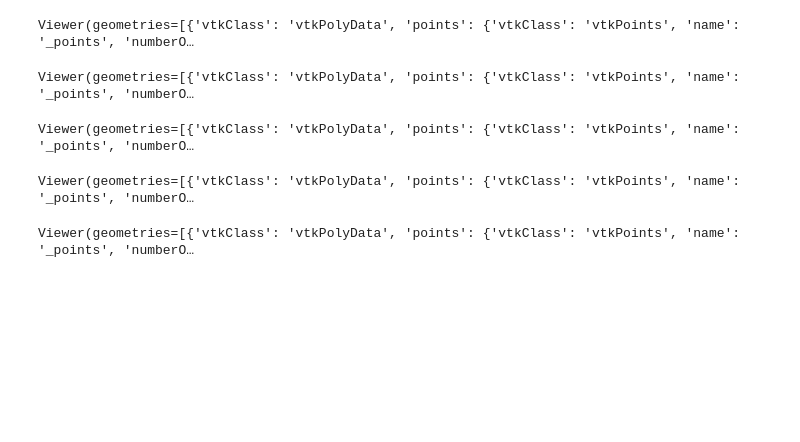
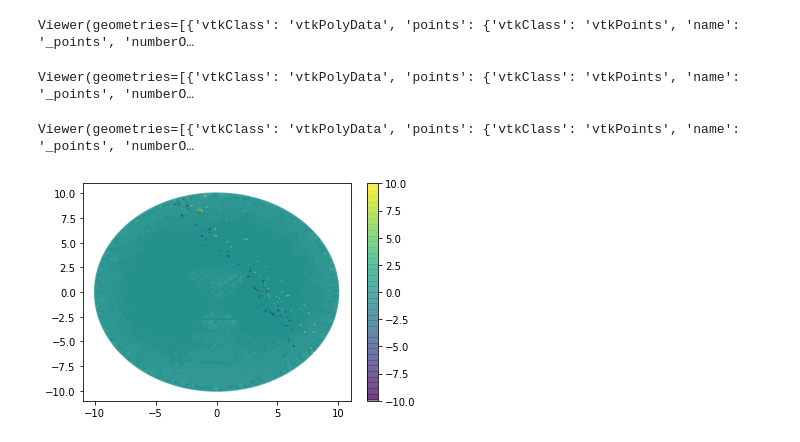
Before and after one commit to dr-kinder/electrodynamics, a Jupyter notebook: Working_Field_Midterm_Project_PHY330.ipynb, the cells around one changed output. Drawn from its saved outputs; the diff is of its cells as text; code cells hidden in the pictures; blank space fills up the shorter version.

```diff
--- a/Working_Field_Midterm_Project_PHY330.ipynb
+++ b/Working_Field_Midterm_Project_PHY330.ipynb
@@ -495,9 +448,17 @@ phi.vector.ghostUpdate(addv=petsc4py.PETSc.InsertMode.INSERT, mode=petsc4py.PETS
+# %%
+coordinates = V.tabulate_dof_coordinates()
+x = coordinates[:,0]
+y = coordinates[:,1]
+import matplotlib.pyplot as plt
+Q_Vals = Q.x.array
+cc = plt.scatter(x,y,s=1,c=Q_Vals,alpha=0.5)
+plt.colorbar(cc)
+plt.show()
+# %% [output]
+[figure, added]
 # %%
 # Plot the solution.
-multiphenicsx.io.plot_scalar_field(phi, "Potential", 0.01)
+# multiphenicsx.io.plot_scalar_field(phi, "Potential", 0.01)
-# %% [output]
-Viewer(geometries=[{'vtkClass': 'vtkPolyData', 'points': {'vtkClass': 'vtkPoints', 'name': '_points', 'numberO…
-Viewer(geometries=[{'vtkClass': 'vtkPolyData', 'points': {'vtkClass': 'vtkPoints', 'name': '_points', 'numberO…
 # %%
 # #Determine Electric field
 # E_Field = -ufl.grad(phi)
```
Also changed, not shown: parts of 6 cells of this notebook.
